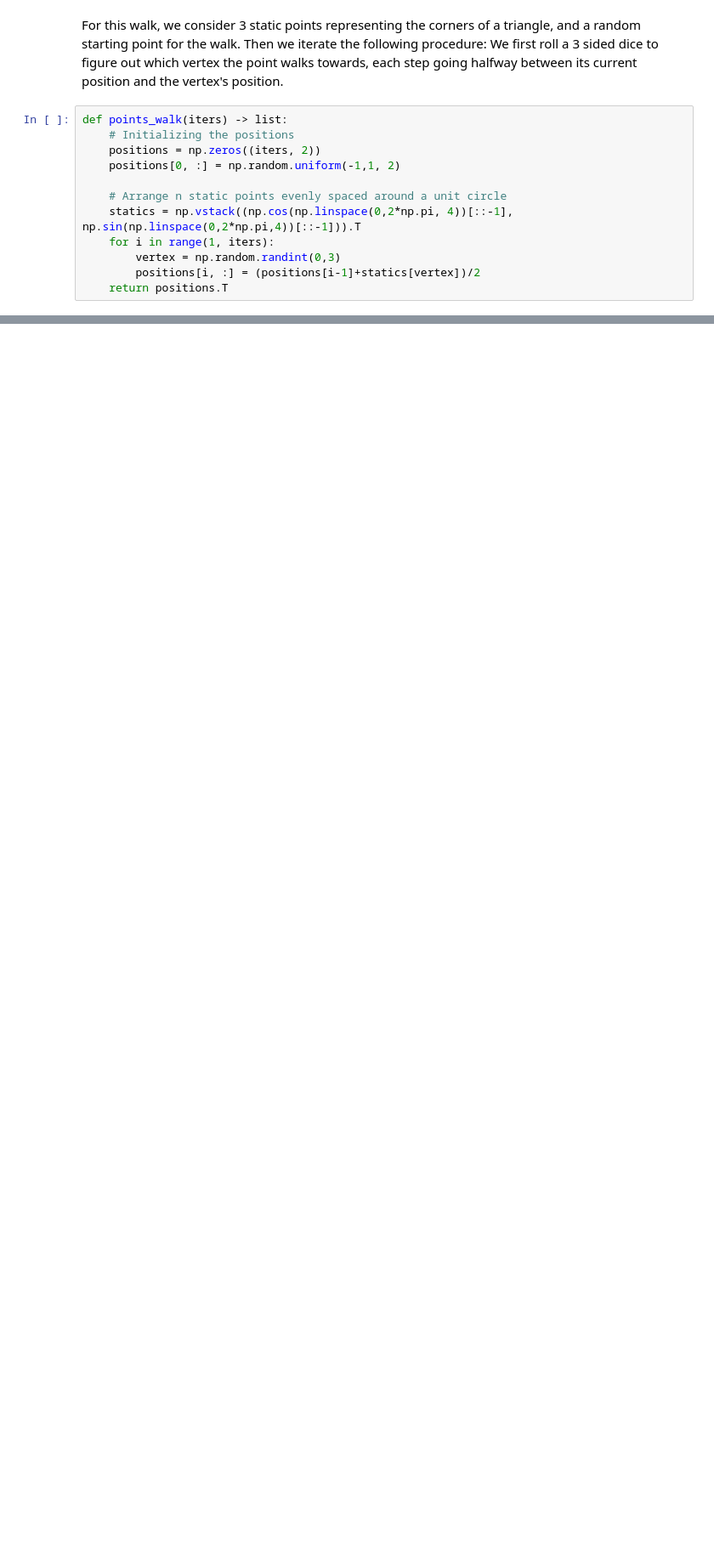
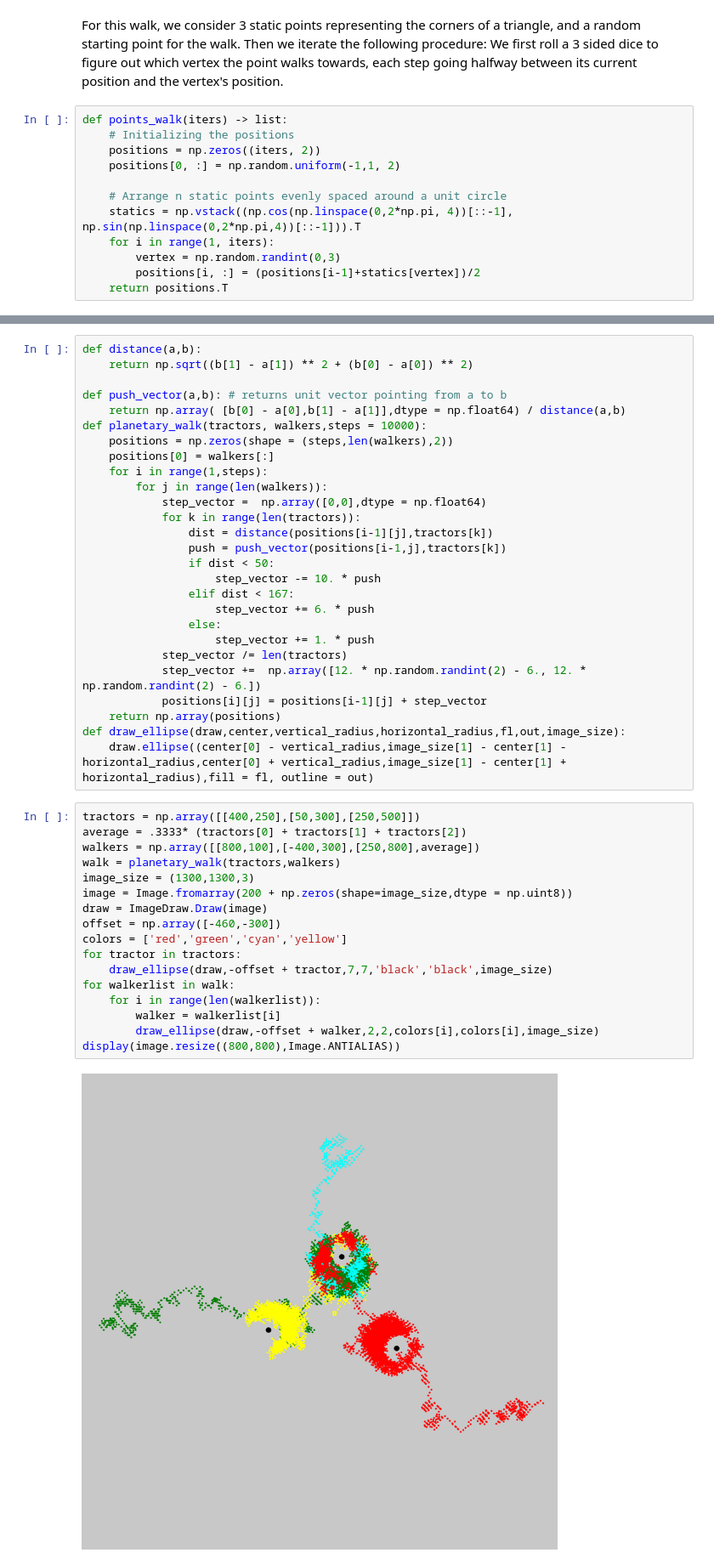
Before and after one commit to ethancma/the-random-walk, a Jupyter notebook: main.ipynb, the cells around one changed output, grey strips where cells are left out. Shown at 85% size. Saved outputs shown, nothing was run; the diff lists cells and outputs as text; blank space fills up the shorter version.

```diff
--- a/main.ipynb
+++ b/main.ipynb
@@ -62,0 +68,46 @@ Text(0.5, 1.0, '3 points walk')
+# %%
+def distance(a,b):
+    return np.sqrt((b[1] - a[1]) ** 2 + (b[0] - a[0]) ** 2)
+
+def push_vector(a,b): # returns unit vector pointing from a to b
+    return np.array( [b[0] - a[0],b[1] - a[1]],dtype = np.float64) / distance(a,b)
+def planetary_walk(tractors, walkers,steps = 10000):
+    positions = np.zeros(shape = (steps,len(walkers),2))
+    positions[0] = walkers[:]
+    for i in range(1,steps):
+        for j in range(len(walkers)):
+            step_vector =  np.array([0,0],dtype = np.float64)
+            for k in range(len(tractors)):
+                dist = distance(positions[i-1][j],tractors[k])
+                push = push_vector(positions[i-1,j],tractors[k])
+                if dist < 50:
+                    step_vector -= 10. * push
+                elif dist < 167:
+                    step_vector += 6. * push
+                else:
+                    step_vector += 1. * push
+            step_vector /= len(tractors)
+            step_vector +=  np.array([12. * np.random.randint(2) - 6., 12. * np.random.randint(2) - 6.])
+            positions[i][j] = positions[i-1][j] + step_vector
+    return np.array(positions)
+def draw_ellipse(draw,center,vertical_radius,horizontal_radius,fl,out,image_size):
+    draw.ellipse((center[0] - vertical_radius,image_size[1] - center[1] - horizontal_radius,center[0] + vertical_radius,image_size[1] - center[1] + horizontal_radius),fill = fl, outline = out)
+# %%
+tractors = np.array([[400,250],[50,300],[250,500]])
+average = .3333* (tractors[0] + tractors[1] + tractors[2])
+walkers = np.array([[800,100],[-400,300],[250,800],average])
+walk = planetary_walk(tractors,walkers)
+image_size = (1300,1300,3)
+image = Image.fromarray(200 + np.zeros(shape=image_size,dtype = np.uint8))
+draw = ImageDraw.Draw(image)
+offset = np.array([-460,-300])
+colors = ['red','green','cyan','yellow']
+for tractor in tractors:
+    draw_ellipse(draw,-offset + tractor,7,7,'black','black',image_size)
+for walkerlist in walk:
+    for i in range(len(walkerlist)):
+        walker = walkerlist[i]
+        draw_ellipse(draw,-offset + walker,2,2,colors[i],colors[i],image_size)
+display(image.resize((800,800),Image.ANTIALIAS))
+# %% [output]
+[figure, added]
```
Also changed, not shown: parts of 5 cells of this notebook.
